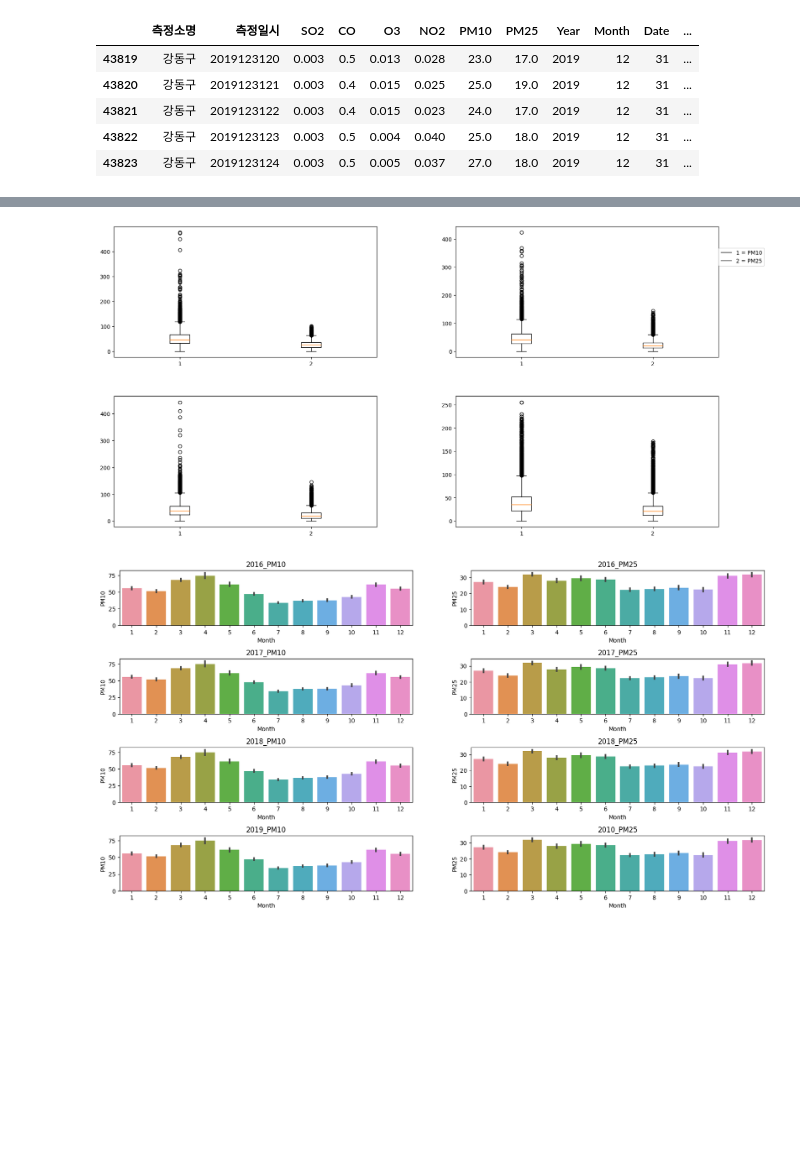
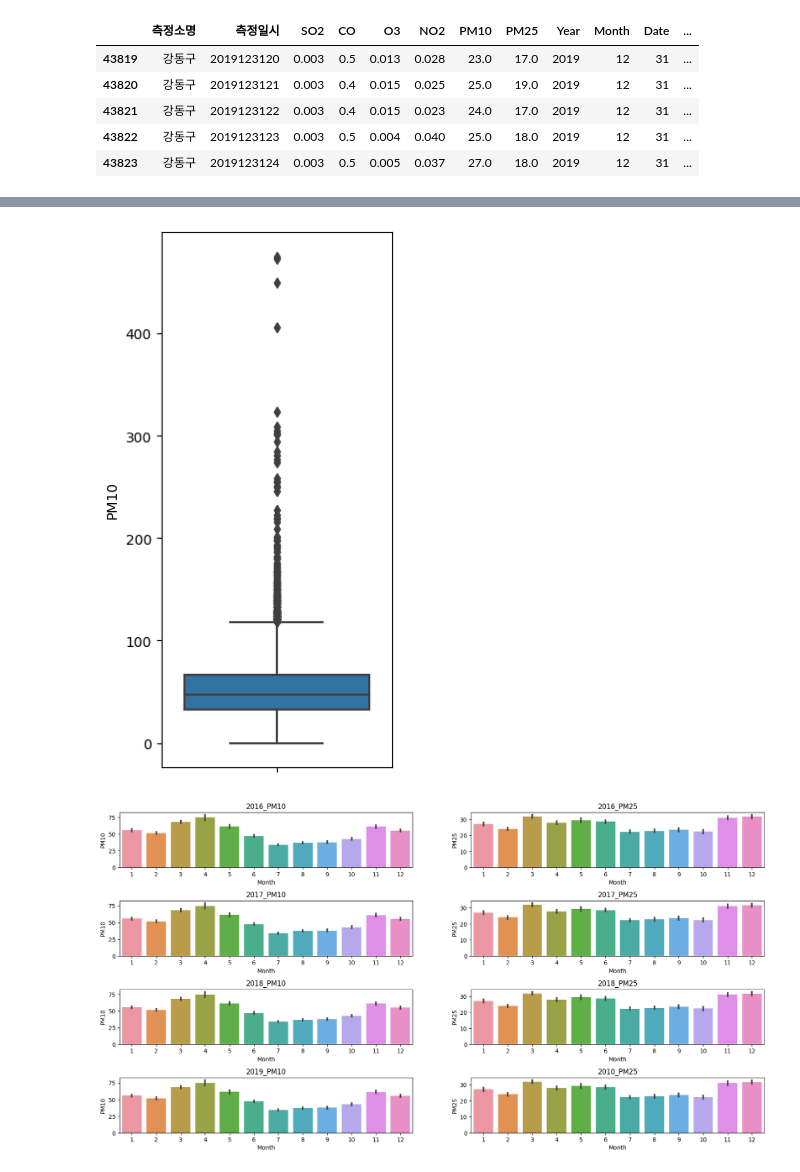
Before and after one commit to yongjuncho123/dust, a Jupyter notebook: Dust_Job02_EDA_ipynb.ipynb, the cells around one changed output, grey strips where cells are left out. Cells and saved outputs as stored; diff of their text form; code cells hidden in the pictures; blank space fills up the shorter version.

```diff
--- a/Dust_Job02_EDA_ipynb.ipynb
+++ b/Dust_Job02_EDA_ipynb.ipynb
@@ -74,22 +74,19 @@ TD_GD2016.describe()
 | 75% | 2.016100e+09 | 0.005000 | 0.600000 | 0.028000 | 0.043000 | 67.000000 | 35.000000 | 2016.0 | 10.000000 | 23.000000 | 18.250000 |
 | max | 2.016123e+09 | 0.011000 | 1.800000 | 0.110000 | 0.114000 | 475.000000 | 101.000000 | 2016.0 | 12.000000 | 31.000000 | 24.000000 |
 # %%
-# 서브 플롯 생성
-f, axes = plt.subplots(2,2)
-f.set_size_inches((20, 10))
+plt.figure(figsize = (3,7))
+# 16 - 20 박스 플롯
+sns.boxplot(y = TD_GD2016['PM10'])
 
-# 16 - 20 박스 플롯
-axes[0, 0].boxplot([TD_GD2016['PM10'], TD_GD2016['PM25']])
-axes[0, 1].boxplot([TD_GD2017['PM10'], TD_GD2017['PM25']])
-axes[1, 0].boxplot([TD_GD2018['PM10'], TD_GD2018['PM25']])
-axes[1, 1].boxplot([TD_GD2019['PM10'], TD_GD2019['PM25']])
-plt.subplots_adjust(wspace = 0.3, hspace = 0.3) # 각 서브플랏 별 간격
+# axes[0, 0].boxplot([TD_GD2016['PM10'], TD_GD2016['PM25']])
+# axes[0, 1].boxplot([TD_GD2017['PM10'], TD_GD2017['PM25']])
+# axes[1, 0].boxplot([TD_GD2018['PM10'], TD_GD2018['PM25']])
+# axes[1, 1].boxplot([TD_GD2019['PM10'], TD_GD2019['PM25']])
 
 # 범례
-plt.legend(loc = (1.0, 2.0), labels = ['1 = PM10', '2 = PM25'])
 plt.show()
 # %% [output]
-[figure, old version]
+[figure, new version]
 # %%
 f, axes = plt.subplots(4,2)
 f.set_size_inches((20, 10))
```
Also changed, not shown: parts of 1 cell of this notebook.
